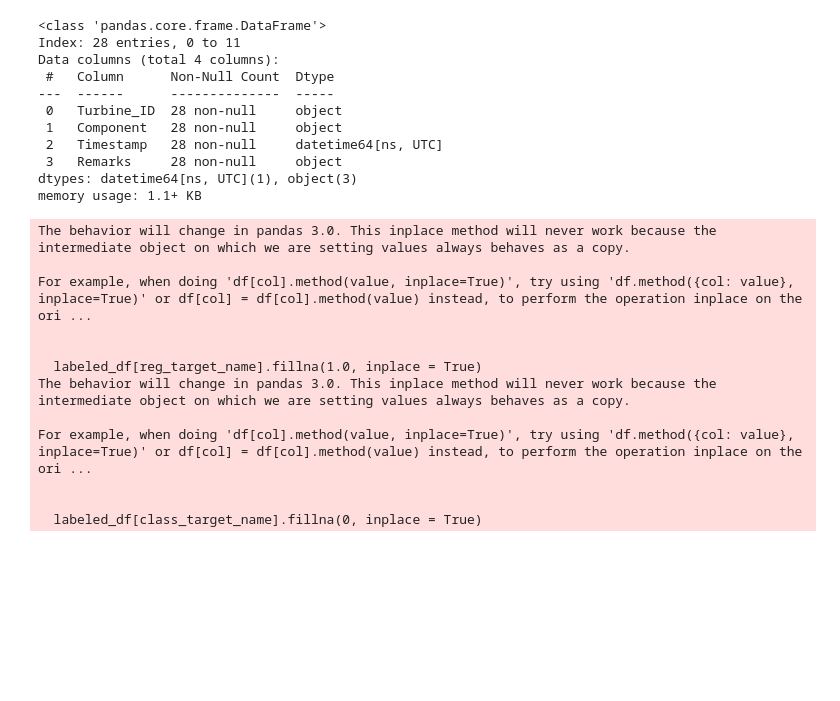
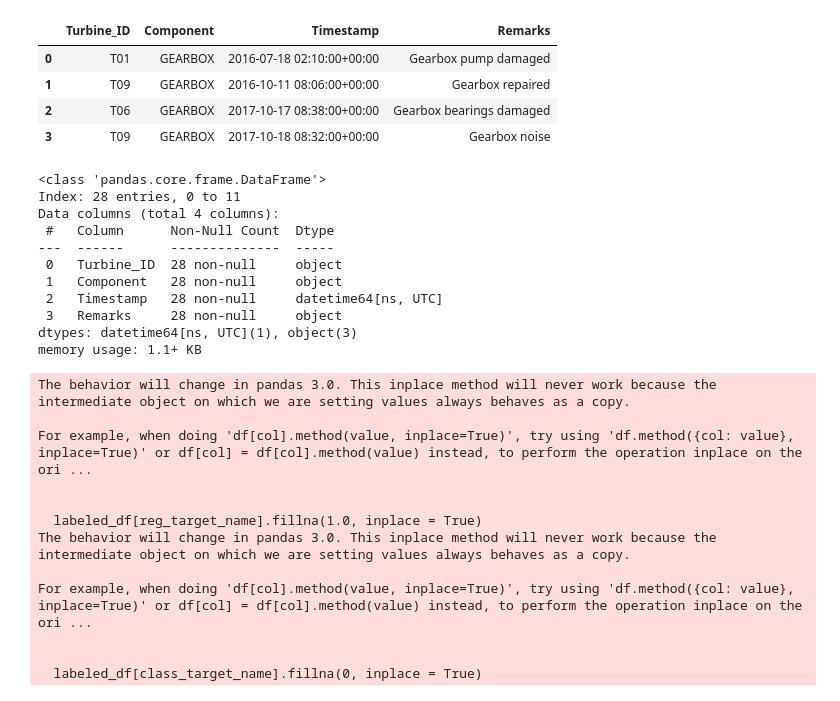
Before and after one commit to Supriya251998/wind_Turbine, a Jupyter notebook: Test.ipynb, the cells around one changed output. Saved outputs shown, nothing was run; the diff lists cells and outputs as text; code cells hidden in the pictures; blank space fills up the shorter version.

```diff
--- a/Test.ipynb
+++ b/Test.ipynb
@@ -63,7 +63,15 @@ merged_df['Timestamp'] = pd.to_datetime(merged_df['Timestamp'])
 # %%
 failures=pd.concat([failure_2016, failure_2017], axis=0)
 failures['Timestamp'] = pd.to_datetime(failures['Timestamp'])
-failures['Timestamp'] = failures['Timestamp'].dt.floor('d')
+#failures['Timestamp'] = failures['Timestamp'].dt.floor('d')
+failures = failures[failures["Component"] == "GEARBOX"]
+failures.reset_index(drop=True, inplace=True); failures
+# %% [output]
+|  | Turbine_ID | Component | Timestamp | Remarks |
+| 0 | T01 | GEARBOX | 2016-07-18 02:10:00+00:00 | Gearbox pump damaged |
+| 1 | T09 | GEARBOX | 2016-10-11 08:06:00+00:00 | Gearbox repaired |
+| 2 | T06 | GEARBOX | 2017-10-17 08:38:00+00:00 | Gearbox bearings damaged |
+| 3 | T09 | GEARBOX | 2017-10-18 08:32:00+00:00 | Gearbox noise |
 # %%
 def get_round_minute_diff(datetime_in: datetime) -> timedelta:
     min = datetime_in.minute
```
Also changed, not shown: parts of 6 cells of this notebook.
